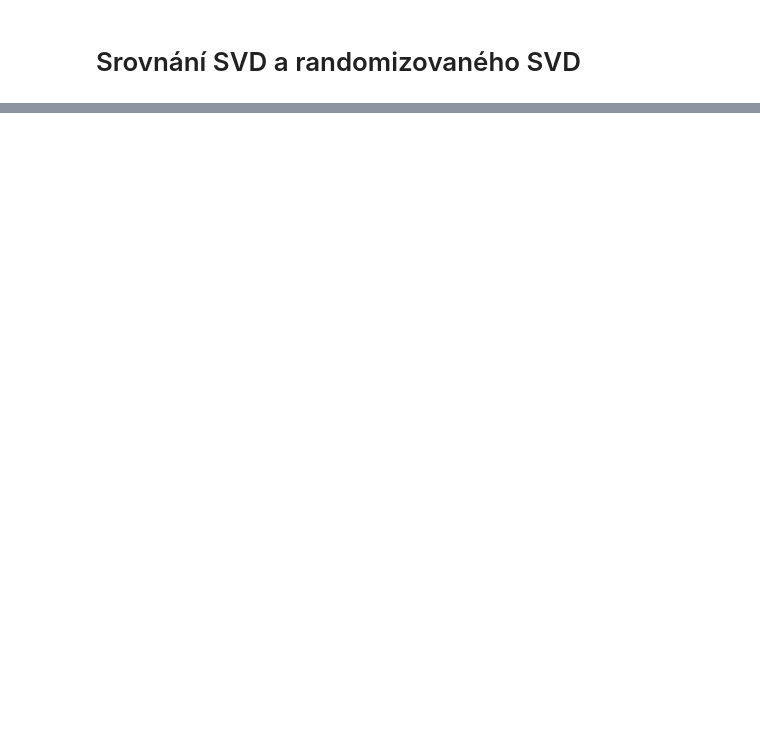
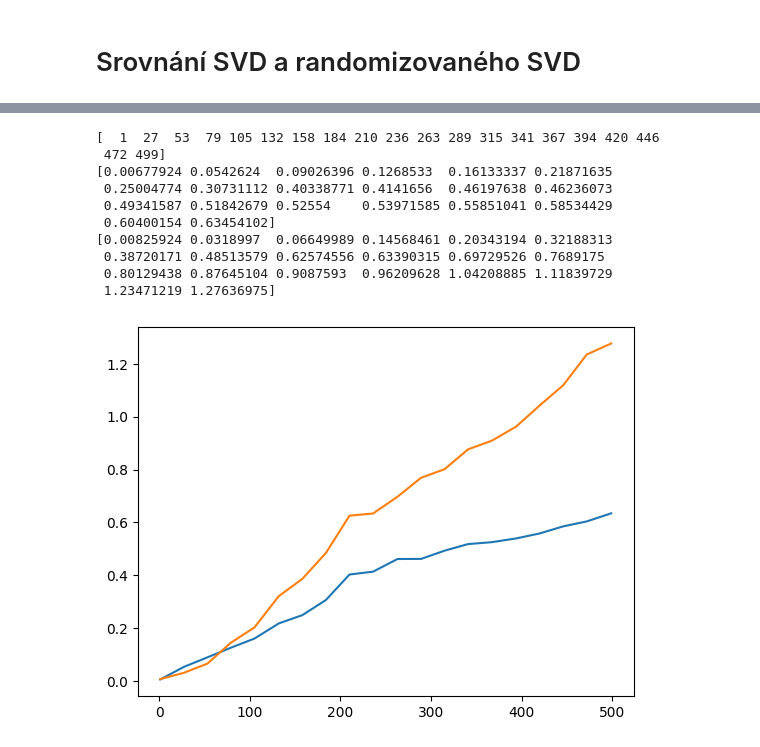
Before and after one commit to OndrejKucera77/numlingebra2, a Jupyter notebook: kod.ipynb, the cells around one changed output, grey strips where cells are left out. Saved outputs shown, nothing was run; the diff lists cells and outputs as text; code cells hidden in the pictures; blank space fills up the shorter version.

```diff
--- a/kod.ipynb
+++ b/kod.ipynb
@@ -58,0 +29,48 @@ k=496: 67.08040369070784 83.5284 %:
+# %%
+def measure_time(M):
+    n_min = min(M.shape)
+    x = np.linspace(1, n_min-1, 20, dtype=int)
+    y_arp = np.zeros(20)
+    y_ran = np.zeros(20)
+    repeat_times = 10
+
+    for _ in range(repeat_times):
+        for i, k in enumerate(x):
+            svd = TruncatedSVD(n_components=k, algorithm="arpack")
+            rsvd = TruncatedSVD(n_components=k, algorithm="randomized")
+
+            start = time.perf_counter()
+            svd.fit(M)
+            end = time.perf_counter()
+            y_arp[i] += end - start
+
+            start = time.perf_counter()
+            rsvd.fit(M)
+            end = time.perf_counter()
+            y_ran[i] += end - start
+
+    y_arp /= repeat_times
+    y_ran /= repeat_times
+
+    return x, y_arp, y_ran
+# %%
+x, y_arp, y_ran = measure_time(M)
+print(x)
+print(y_arp)
+print(y_ran)
+
+fig, ax = plt.subplots()
+ax.plot(x, y_arp, x, y_ran)
+plt.show()
+# %% [output]
+[  1  27  53  79 105 132 158 184 210 236 263 289 315 341 367 394 420 446
+ 472 499]
+[0.00677924 0.0542624  0.09026396 0.1268533  0.16133337 0.21871635
+ 0.25004774 0.30731112 0.40338771 0.4141656  0.46197638 0.46236073
+ 0.49341587 0.51842679 0.52554    0.53971585 0.55851041 0.58534429
+ 0.60400154 0.63454102]
+[0.00825924 0.0318997  0.06649989 0.14568461 0.20343194 0.32188313
+ 0.38720171 0.48513579 0.62574556 0.63390315 0.69729526 0.7689175
+ 0.80129438 0.87645104 0.9087593  0.96209628 1.04208885 1.11839729
+ 1.23471219 1.27636975]
+[figure, added]
```
Also changed, not shown: parts of 14 cells of this notebook.
